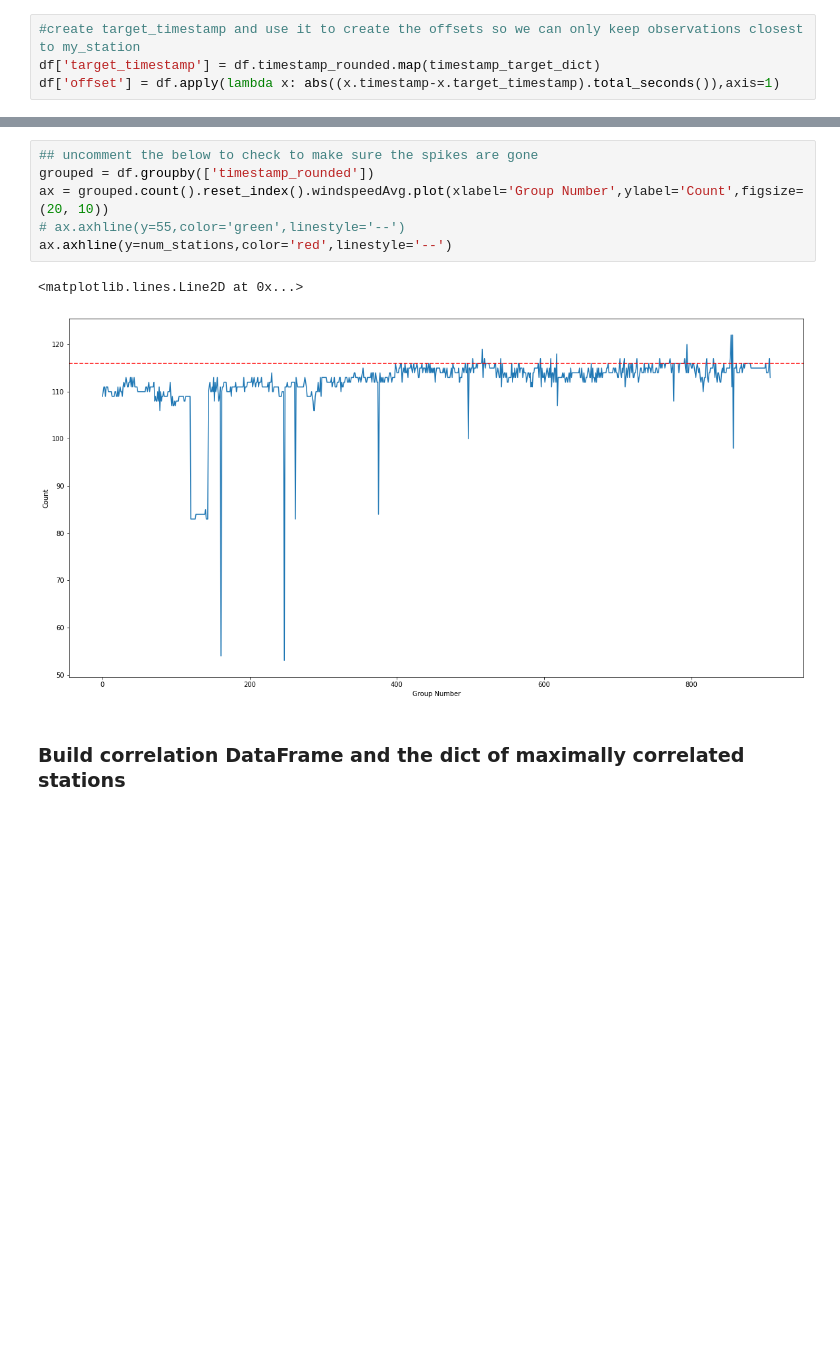
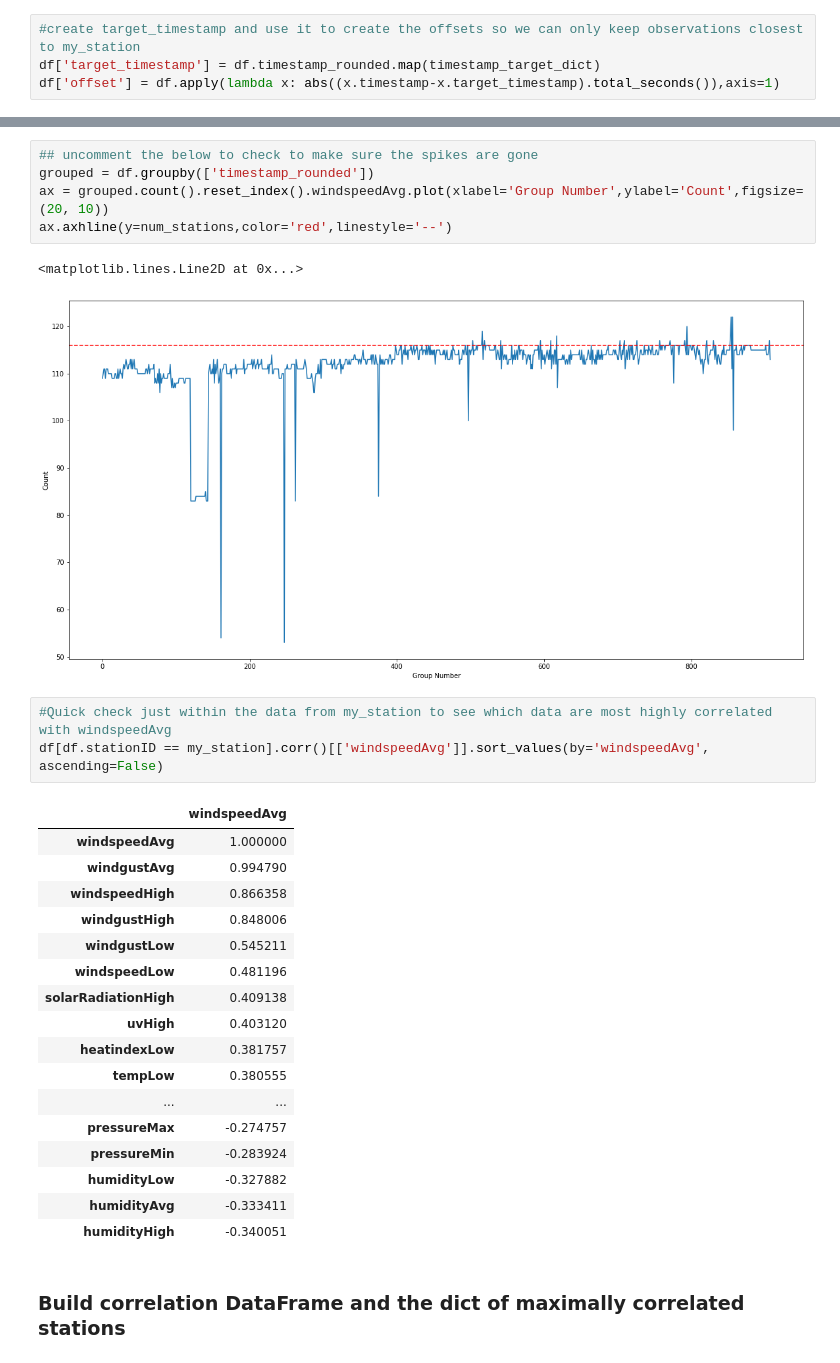
Before and after one commit to riverdogcabin/PSDS4900, a Jupyter notebook: wu_observation_modeling.ipynb, the cells around one changed output, grey strips where cells are left out. Drawn from its saved outputs; the diff is of its cells as text; blank space fills up the shorter version.

```diff
--- a/wu_observation_modeling.ipynb
+++ b/wu_observation_modeling.ipynb
@@ -96,11 +105,31 @@ df.reset_index(inplace=True, drop=True)
 ## uncomment the below to check to make sure the spikes are gone
 grouped = df.groupby(['timestamp_rounded'])
 ax = grouped.count().reset_index().windspeedAvg.plot(xlabel='Group Number',ylabel='Count',figsize=(20, 10))
-# ax.axhline(y=55,color='green',linestyle='--')
 ax.axhline(y=num_stations,color='red',linestyle='--')
 # %% [output]
 <matplotlib.lines.Line2D at 0x...>
 [figure]
+# %%
+#Quick check just within the data from my_station to see which data are most highly correlated with windspeedAvg
+df[df.stationID == my_station].corr()[['windspeedAvg']].sort_values(by='windspeedAvg', ascending=False)
+# %% [output]
+|  | windspeedAvg |
+| windspeedAvg | 1.000000 |
+| windgustAvg | 0.994790 |
+| windspeedHigh | 0.866358 |
+| windgustHigh | 0.848006 |
+| windgustLow | 0.545211 |
+| windspeedLow | 0.481196 |
+| solarRadiationHigh | 0.409138 |
+| uvHigh | 0.403120 |
+| heatindexLow | 0.381757 |
+| tempLow | 0.380555 |
+| ... | ... |
+| pressureMax | -0.274757 |
+| pressureMin | -0.283924 |
+| humidityLow | -0.327882 |
+| humidityAvg | -0.333411 |
+| humidityHigh | -0.340051 |
 # %% [markdown]
 ### Build correlation DataFrame and the dict of maximally correlated stations
 # %%
```
Also changed, not shown: parts of 24 cells of this notebook.
